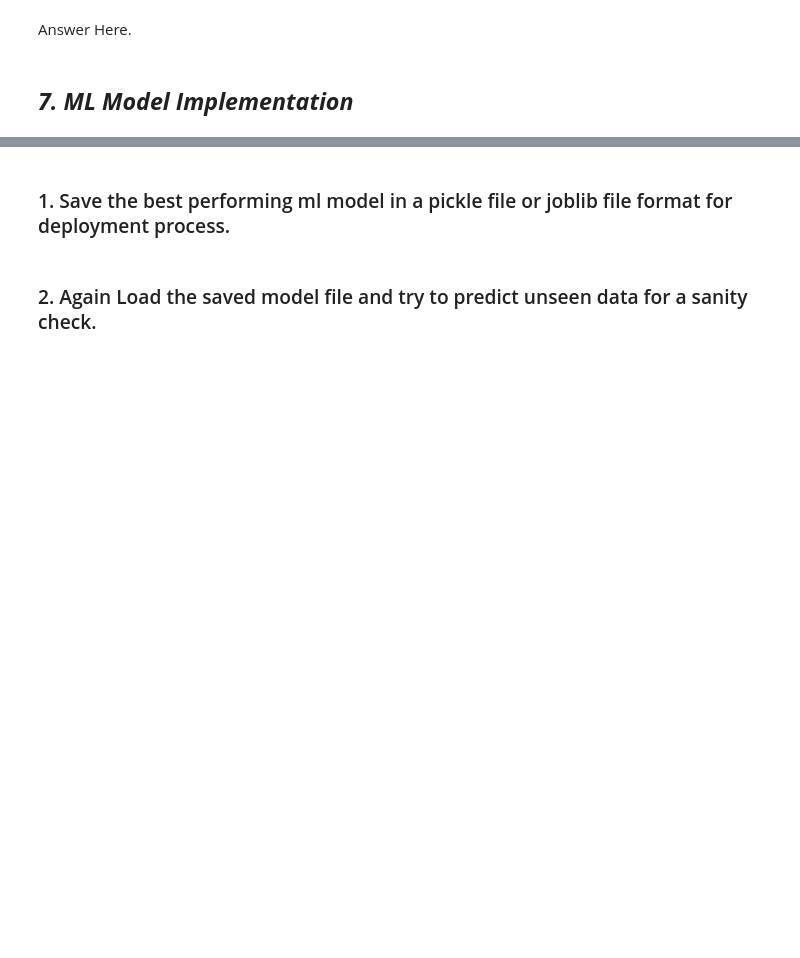
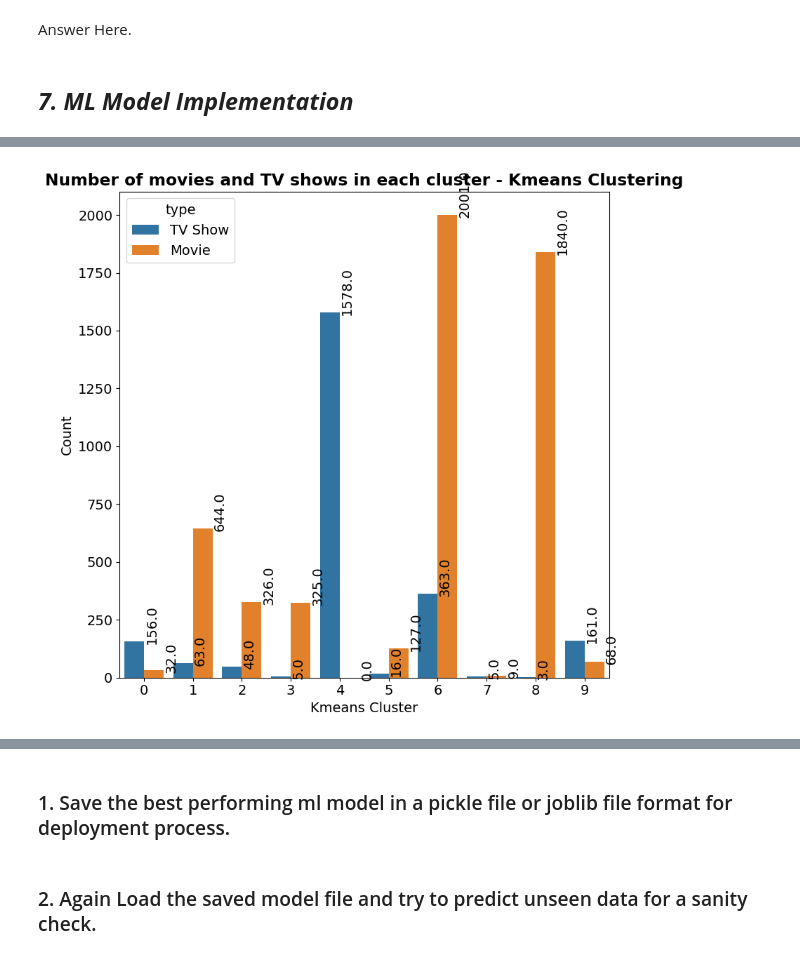
Before and after one commit to saraswatiyangandul20/NetflixMoviesAndTVShowsClustering, a Jupyter notebook: NetflixMoviesAndTVShowsClustering.ipynb, the cells around one changed output, grey strips where cells are left out. Cells and saved outputs as stored; diff of their text form; code cells hidden in the pictures; blank space fills up the shorter version.

```diff
--- a/NetflixMoviesAndTVShowsClustering.ipynb
+++ b/NetflixMoviesAndTVShowsClustering.ipynb
@@ -1281,0 +1411,3 @@ Answer Here.
+# %%
+# updating kmeans cluster number attribute
+df['kmeans_cluster'] = kmeans.labels_
@@ -1281,0 +1424,12 @@ Answer Here.
+# %%
+# Number of movies and tv shows in each cluster
+plt.figure(figsize=(9,9))
+sns.countplot(x='kmeans_cluster',data=df, hue='type')
+plt.title('Number of movies and TV shows in each cluster - Kmeans Clustering')
+plt.xlabel('Kmeans Cluster')
+plt.ylabel('Count')
+for p in plt.gca().patches:
+    plt.gca().annotate(f'\n{p.get_height()}', (p.get_x()+0.4, p.get_height()), ha='center', rotation=90)
+plt.show()
+# %% [output]
+[figure, added]
```
Also changed, not shown: parts of 114 cells of this notebook.
